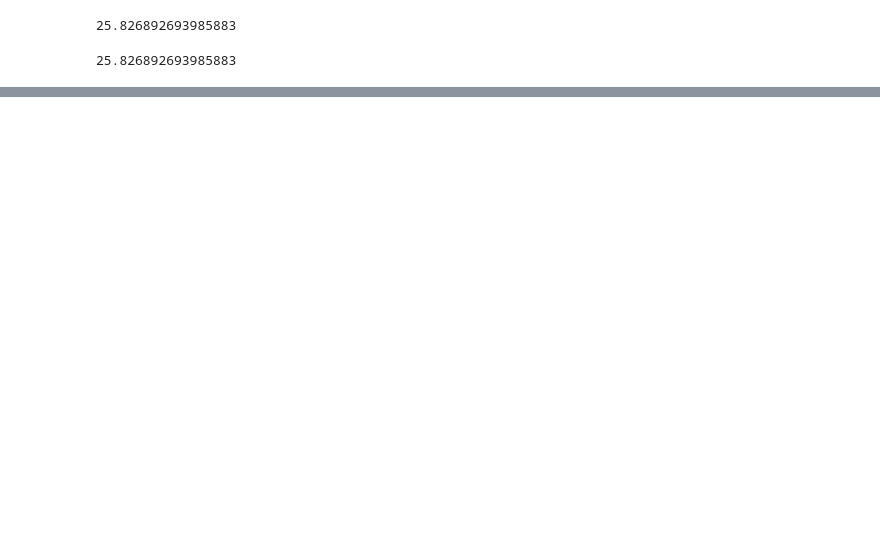
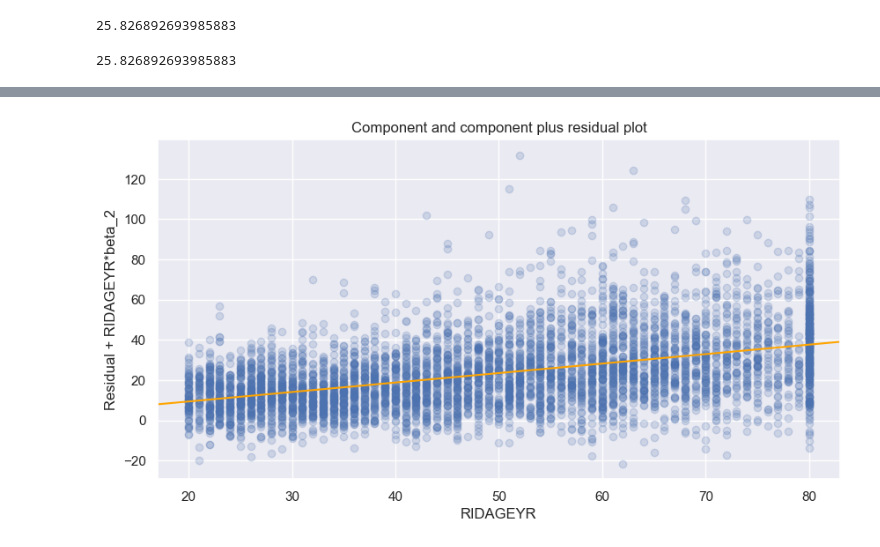
Before and after one commit to onavarrete04/Introduccion-Ciencia-Datos, a Jupyter notebook: 2023_modelos_estadísticos_datos.ipynb, the cells around one changed output, grey strips where cells are left out. Saved outputs shown, nothing was run; the diff lists cells and outputs as text; code cells hidden in the pictures; blank space fills up the shorter version.

```diff
--- a/2023_modelos_estadísticos_datos.ipynb
+++ b/2023_modelos_estadísticos_datos.ipynb
@@ -425,0 +958,9 @@ np.sqrt(4.61e11)
+# %%
+from statsmodels.graphics.regressionplots import plot_ccpr
+
+ax = plt.axes()
+plot_ccpr(resultado, "RIDAGEYR", ax)
+ax.lines[0].set_alpha(0.2) # Reduce la trasparencia
+_ = ax.lines[1].set_color('orange')
+# %% [output]
+[figure, added]
```
Also changed, not shown: parts of 73 cells of this notebook, 1 other file.
